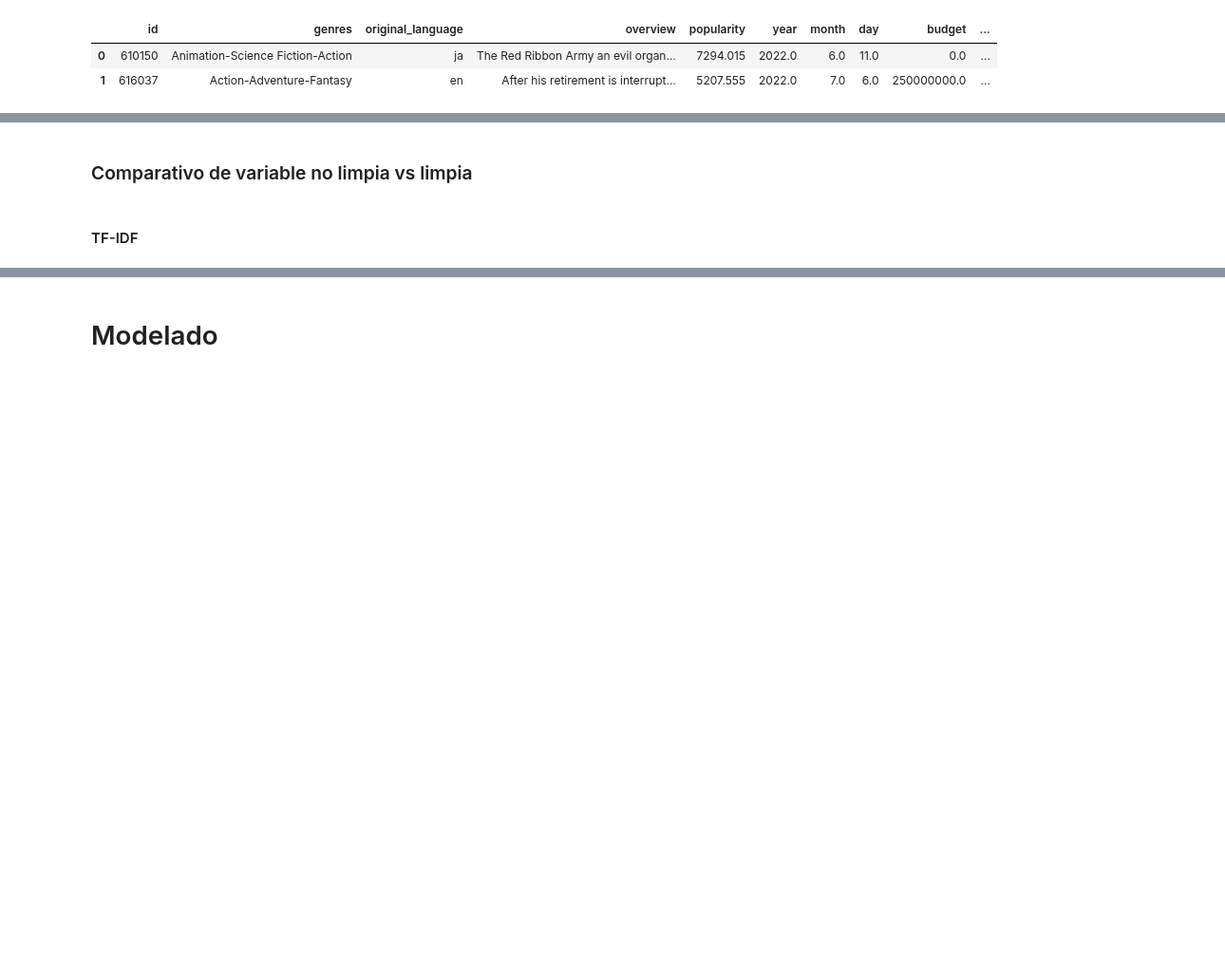
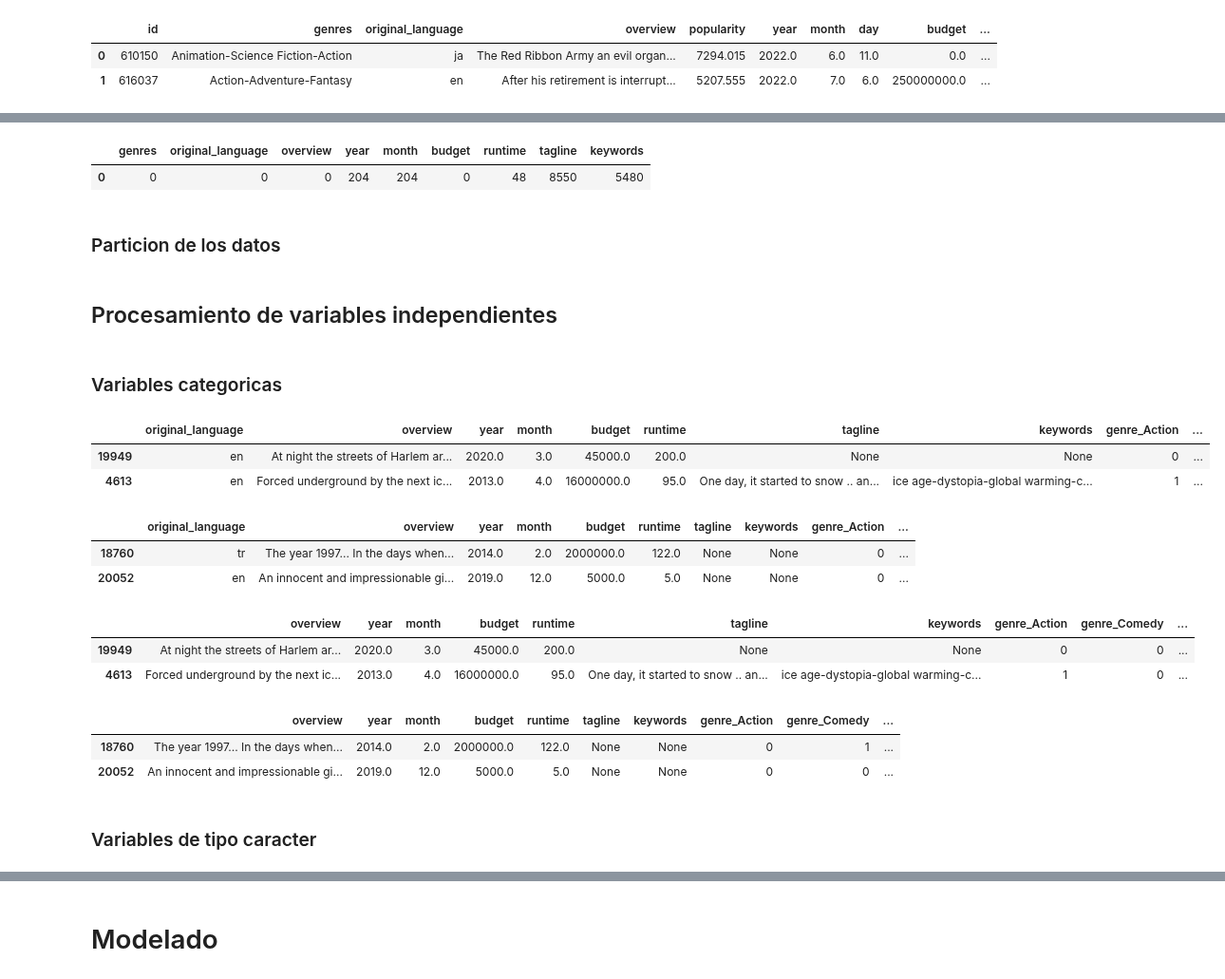
Before and after one commit to jesus-valencia97/Diplomado-en-ciencia-de-datos, a Jupyter notebook: Proyecto/Modulo 5/M2/M5 - Modulo 2.ipynb, the cells around one changed output, grey strips where cells are left out. Shown at 95% size. Saved outputs shown, nothing was run; the diff lists cells and outputs as text; code cells hidden in the pictures; blank space fills up the shorter version.

```diff
--- a/Proyecto/Modulo 5/M2/M5 - Modulo 2.ipynb
+++ b/Proyecto/Modulo 5/M2/M5 - Modulo 2.ipynb
@@ -250,0 +134,3 @@ cvdb = cvdb.loc[~cvdb['id'].isin(revtitles['id'])].reset_index(drop=True)
+# %%
+# movies['y']=pd.cut(movies['vote_average'],2)
+movies['y']=pd.cut(movies['vote_average'],[0,6.5,10],labels=['Malo','Buena'],include_lowest=True)
@@ -250,0 +143,4 @@ cvdb = cvdb.loc[~cvdb['id'].isin(revtitles['id'])].reset_index(drop=True)
+# %%
+le = SupervisedUtils.LabelEncoder()
+le.fit(movies['y'])
+y = le.transform(movies['y'])
@@ -250,0 +165,4 @@ cvdb = cvdb.loc[~cvdb['id'].isin(revtitles['id'])].reset_index(drop=True)
+# %%
+features = ['genres','original_language','overview','year','month','budget','runtime','tagline','keywords']
+X = movies[features]
+X.head(2)
@@ -250,0 +173,7 @@ cvdb = cvdb.loc[~cvdb['id'].isin(revtitles['id'])].reset_index(drop=True)
+# %%
+X.isna().sum().to_frame().T
+# %% [output]
+|  | genres | original_language | overview | year | month | budget | runtime | tagline | keywords |
+| 0 | 0 | 0 | 0 | 204 | 204 | 0 | 48 | 8550 | 5480 |
+# %% [markdown]
+### Particion de los datos
@@ -251,3 +182,54 @@ cvdb = cvdb.loc[~cvdb['id'].isin(revtitles['id'])].reset_index(drop=True)
+# %% [markdown]
+## Procesamiento de variables independientes
+# %% [markdown]
+### Variables categoricas
+# %%
+counts = X_train['genres'].str.split('-').explode().value_counts(True)
+mask = counts>0.05
+genres_mask = counts[mask].index
+genresaux = X_train['genres'].str.split('-').explode().reset_index()
+genresaux.loc[~genresaux['genres'].isin(genres_mask),'genres'] = 'OTROS'
+genresaux = genresaux.reset_index().pivot_table(index='index',columns='genres',values='level_0',aggfunc='count',fill_value=0)
+genresaux.columns = ['genre_' + col for col in genresaux.columns]
+X_train = pd.concat([X_train,genresaux],axis=1).drop(columns = ['genres'])
+X_train.head(2)
+# %% [output]
+|  | original_language | overview | year | month | budget | runtime | tagline | keywords | genre_Action | ... |
+| 19949 | en | At night the streets of Harlem ar... | 2020.0 | 3.0 | 45000.0 | 200.0 | None | None | 0 | ... |
+| 4613 | en | Forced underground by the next ic... | 2013.0 | 4.0 | 16000000.0 | 95.0 | One day, it started to snow .. an... | ice age-dystopia-global warming-c... | 1 | ... |
+# %%
+genresaux = X_test['genres'].str.split('-').explode().reset_index()
+genresaux.loc[~genresaux['genres'].isin(genres_mask),'genres'] = 'OTROS'
+genresaux = genresaux.reset_index().pivot_table(index='index',columns='genres',values='level_0',aggfunc='count',fill_value=0)
+genresaux.columns = ['genre_' + col for col in genresaux.columns]
+
+X_test = pd.concat([X_test,genresaux],axis=1).drop(columns = ['genres'])
+X_test.head(2)
+# %% [output]
+|  | original_language | overview | year | month | budget | runtime | tagline | keywords | genre_Action | ... |
+| 18760 | tr | The year 1997... In the days when... | 2014.0 | 2.0 | 2000000.0 | 122.0 | None | None | 0 | ... |
+| 20052 | en | An innocent and impressionable gi... | 2019.0 | 12.0 | 5000.0 | 5.0 | None | None | 0 | ... |
+# %%
+counts = X_train['original_language'].value_counts(True)
+mask = counts>0.10
+language_mask = counts[mask].index
+X_train.loc[~X_train['original_language'].isin(language_mask),'original_language'] = 'OTROS'
+X_train = pd.get_dummies(X_train,columns = ['original_language'])
+X_train.head(2)
+# %% [output]
+|  | overview | year | month | budget | runtime | tagline | keywords | genre_Action | genre_Comedy | ... |
+| 19949 | At night the streets of Harlem ar... | 2020.0 | 3.0 | 45000.0 | 200.0 | None | None | 0 | 0 | ... |
+| 4613 | Forced underground by the next ic... | 2013.0 | 4.0 | 16000000.0 | 95.0 | One day, it started to snow .. an... | ice age-dystopia-global warming-c... | 1 | 0 | ... |
+# %%
+X_test.loc[~X_test['original_language'].isin(language_mask),'original_language'] = 'OTROS'
+X_test = pd.get_dummies(X_test,columns = ['original_language'])
+X_test.head(2)
+# %% [output]
+|  | overview | year | month | budget | runtime | tagline | keywords | genre_Action | genre_Comedy | ... |
+| 18760 | The year 1997... In the days when... | 2014.0 | 2.0 | 2000000.0 | 122.0 | None | None | 0 | 1 | ... |
+| 20052 | An innocent and impressionable gi... | 2019.0 | 12.0 | 5000.0 | 5.0 | None | None | 0 | 0 | ... |
+# %% [markdown]
+### Variables de tipo caracter
 # %%
 engstopwords = StringUtils.stopwords.words('english')
 customsw  = ['one','film','movie','man','two','story']
@@ -260,4 +241,0 @@ revtitles[str_var +'_clean']=StringUtils.remove_accents(revtitles[str_var +'_cle
-# %% [markdown]
-### Comparativo de variable no limpia vs limpia
-# %% [markdown]
-#### TF-IDF
```
Also changed, not shown: parts of 76 cells of this notebook.
